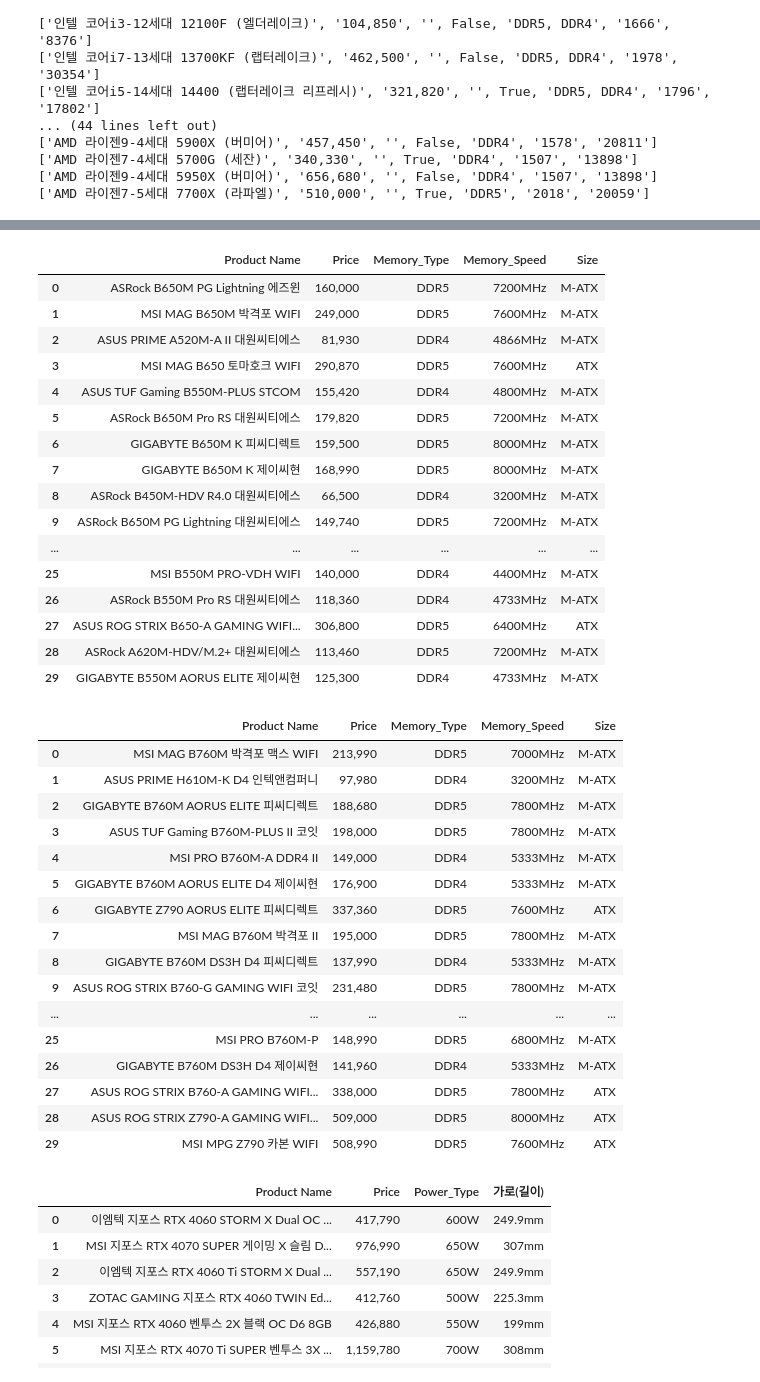
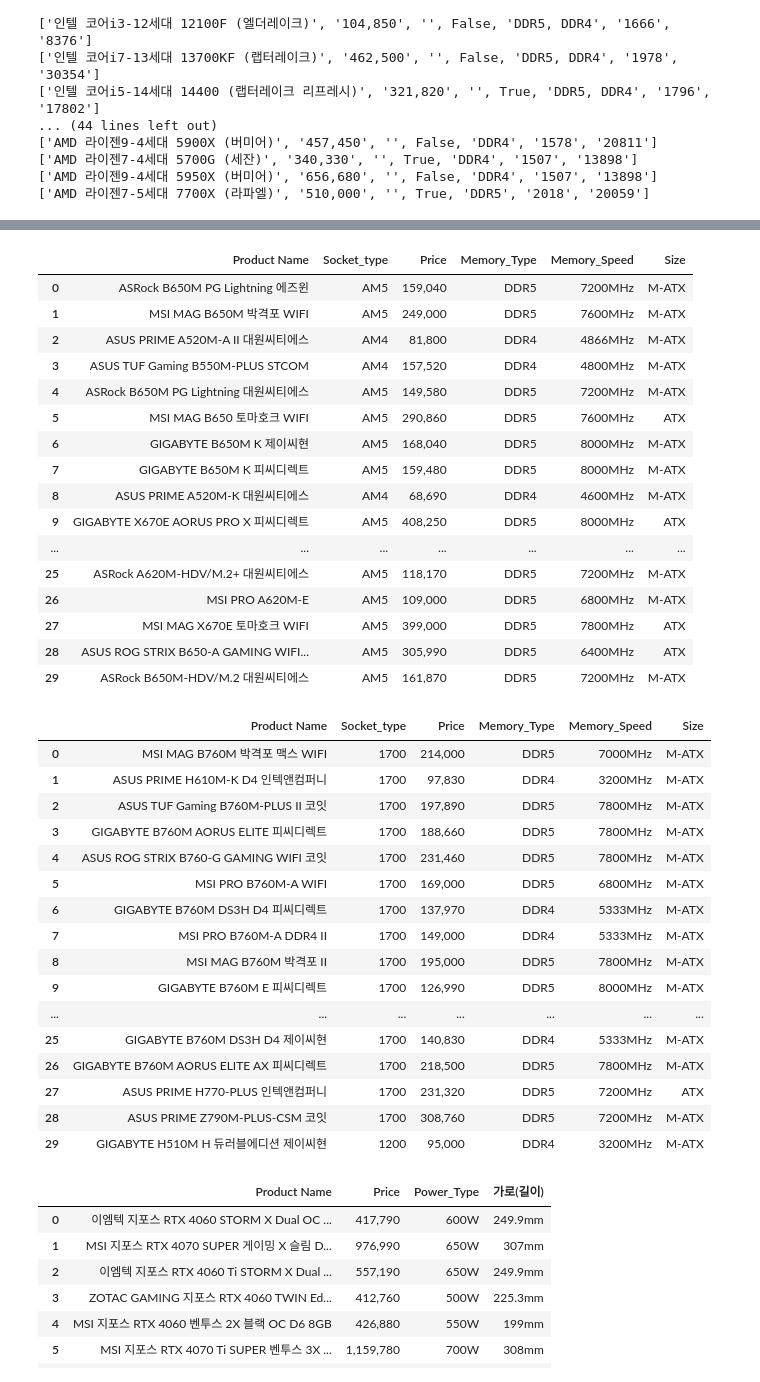
Before and after one commit to vmffotltka/Portfolio, a Jupyter notebook: AI_Computer_Quotation/codes/crawling.ipynb, the cells around one changed output, grey strips where cells are left out. Drawn from its saved outputs; the diff is of its cells as text; code cells hidden in the pictures.

Commit message:
crawling의 모든 기능 구현
버그있을경우 말하셈

```diff
--- a/AI_Computer_Quotation/codes/crawling.ipynb
+++ b/AI_Computer_Quotation/codes/crawling.ipynb
@@ -211,69 +234,72 @@ ddr5.to_csv('ddr5.csv',encoding='cp949', index=False)
 # %%
 # 메인보드 크롤링
+import re
+import pandas as pd
 def board_crawling(link):
     crolled_data = crawler(link)
     i=0
     partslist = list()
     for item in crolled_data:
         if i==30: break;
         # strip 메서드로 앞 뒤 공백 제거
         name = item.select_one('p > a').get_text()[8:].strip() # 부품명
         price = item.select_one('p > a > strong').get_text() # 가격
         details = item.select_one('div.spec-box.spec-box--full > div.spec_list').get_text().split('/') # 상세정보들
-        # print(i,details)
+        socket_type = re.split("[()]", details[0])[1][2:] # details 중 0 번째에 위치하고 있으며, AMD(소캣AM5) 이런식으로 되어 있어서 쪼갰음
+        # print(socket_type)
         for idx in range(len(details)):
             if '메모리' in details[idx]:
                 memory_type = str(details[idx][4:])
                 memory_speed = str(details[idx+1].split()[0])
                 break
         size = details[2].split()[0]
-        partslist.append([name, price, memory_type, memory_speed, size])
+        partslist.append([name, price, socket_type, memory_type, memory_speed, size])
         i+=1
-    result = pd.DataFrame(partslist, columns=['Product Name', 'Price', 'Memory_Type','Memory_Speed', 'Size'])
+    result = pd.DataFrame(partslist, columns=['Product Name', 'Price', 'Socket_type' 'Memory_Type','Memory_Speed', 'Size'])
     return result
 amd_board_link = '1131249'
 intel_board_link = '11345282'
 amd_board = board_crawling(amd_board_link)
+intel_board = board_crawling(intel_board_link)
 amd_board
 # %% [output]
-|  | Product Name | Price | Memory_Type | Memory_Speed | Size |
-| 0 | ASRock B650M PG Lightning 에즈윈 | 160,000 | DDR5 | 7200MHz | M-ATX |
-| 1 | MSI MAG B650M 박격포 WIFI | 249,000 | DDR5 | 7600MHz | M-ATX |
-| 2 | ASUS PRIME A520M-A II 대원씨티에스 | 81,930 | DDR4 | 4866MHz | M-ATX |
-| 3 | MSI MAG B650 토마호크 WIFI | 290,870 | DDR5 | 7600MHz | ATX |
-| 4 | ASUS TUF Gaming B550M-PLUS STCOM | 155,420 | DDR4 | 4800MHz | M-ATX |
-| 5 | ASRock B650M Pro RS 대원씨티에스 | 179,820 | DDR5 | 7200MHz | M-ATX |
-| 6 | GIGABYTE B650M K 피씨디렉트 | 159,500 | DDR5 | 8000MHz | M-ATX |
-| 7 | GIGABYTE B650M K 제이씨현 | 168,990 | DDR5 | 8000MHz | M-ATX |
-| 8 | ASRock B450M-HDV R4.0 대원씨티에스 | 66,500 | DDR4 | 3200MHz | M-ATX |
-| 9 | ASRock B650M PG Lightning 대원씨티에스 | 149,740 | DDR5 | 7200MHz | M-ATX |
-| ... | ... | ... | ... | ... | ... |
-| 25 | MSI B550M PRO-VDH WIFI | 140,000 | DDR4 | 4400MHz | M-ATX |
-| 26 | ASRock B550M Pro RS 대원씨티에스 | 118,360 | DDR4 | 4733MHz | M-ATX |
-| 27 | ASUS ROG STRIX B650-A GAMING WIFI... | 306,800 | DDR5 | 6400MHz | ATX |
-| 28 | ASRock A620M-HDV/M.2+ 대원씨티에스 | 113,460 | DDR5 | 7200MHz | M-ATX |
-| 29 | GIGABYTE B550M AORUS ELITE 제이씨현 | 125,300 | DDR4 | 4733MHz | M-ATX |
+|  | Product Name | Socket_type | Price | Memory_Type | Memory_Speed | Size |
+| 0 | ASRock B650M PG Lightning 에즈윈 | AM5 | 159,040 | DDR5 | 7200MHz | M-ATX |
+| 1 | MSI MAG B650M 박격포 WIFI | AM5 | 249,000 | DDR5 | 7600MHz | M-ATX |
+| 2 | ASUS PRIME A520M-A II 대원씨티에스 | AM4 | 81,800 | DDR4 | 4866MHz | M-ATX |
+| 3 | ASUS TUF Gaming B550M-PLUS STCOM | AM4 | 157,520 | DDR4 | 4800MHz | M-ATX |
+| 4 | ASRock B650M PG Lightning 대원씨티에스 | AM5 | 149,580 | DDR5 | 7200MHz | M-ATX |
+| 5 | MSI MAG B650 토마호크 WIFI | AM5 | 290,860 | DDR5 | 7600MHz | ATX |
+| 6 | GIGABYTE B650M K 제이씨현 | AM5 | 168,040 | DDR5 | 8000MHz | M-ATX |
+| 7 | GIGABYTE B650M K 피씨디렉트 | AM5 | 159,480 | DDR5 | 8000MHz | M-ATX |
+| 8 | ASUS PRIME A520M-K 대원씨티에스 | AM4 | 68,690 | DDR4 | 4600MHz | M-ATX |
+| 9 | GIGABYTE X670E AORUS PRO X 피씨디렉트 | AM5 | 408,250 | DDR5 | 8000MHz | ATX |
+| ... | ... | ... | ... | ... | ... | ... |
+| 25 | ASRock A620M-HDV/M.2+ 대원씨티에스 | AM5 | 118,170 | DDR5 | 7200MHz | M-ATX |
+| 26 | MSI PRO A620M-E | AM5 | 109,000 | DDR5 | 6800MHz | M-ATX |
+| 27 | MSI MAG X670E 토마호크 WIFI | AM5 | 399,000 | DDR5 | 7800MHz | ATX |
+| 28 | ASUS ROG STRIX B650-A GAMING WIFI... | AM5 | 305,990 | DDR5 | 6400MHz | ATX |
+| 29 | ASRock B650M-HDV/M.2 대원씨티에스 | AM5 | 161,870 | DDR5 | 7200MHz | M-ATX |
 # %%
-intel_board = board_crawling(intel_board_link)
 intel_board
 # %% [output]
-|  | Product Name | Price | Memory_Type | Memory_Speed | Size |
-| 0 | MSI MAG B760M 박격포 맥스 WIFI | 213,990 | DDR5 | 7000MHz | M-ATX |
-| 1 | ASUS PRIME H610M-K D4 인텍앤컴퍼니 | 97,980 | DDR4 | 3200MHz | M-ATX |
-| 2 | GIGABYTE B760M AORUS ELITE 피씨디렉트 | 188,680 | DDR5 | 7800MHz | M-ATX |
-| 3 | ASUS TUF Gaming B760M-PLUS II 코잇 | 198,000 | DDR5 | 7800MHz | M-ATX |
-| 4 | MSI PRO B760M-A DDR4 II | 149,000 | DDR4 | 5333MHz | M-ATX |
-| 5 | GIGABYTE B760M AORUS ELITE D4 제이씨현 | 176,900 | DDR4 | 5333MHz | M-ATX |
-| 6 | GIGABYTE Z790 AORUS ELITE 피씨디렉트 | 337,360 | DDR5 | 7600MHz | ATX |
-| 7 | MSI MAG B760M 박격포 II | 195,000 | DDR5 | 7800MHz | M-ATX |
-| 8 | GIGABYTE B760M DS3H D4 피씨디렉트 | 137,990 | DDR4 | 5333MHz | M-ATX |
-| 9 | ASUS ROG STRIX B760-G GAMING WIFI 코잇 | 231,480 | DDR5 | 7800MHz | M-ATX |
-| ... | ... | ... | ... | ... | ... |
-| 25 | MSI PRO B760M-P | 148,990 | DDR5 | 6800MHz | M-ATX |
-| 26 | GIGABYTE B760M DS3H D4 제이씨현 | 141,960 | DDR4 | 5333MHz | M-ATX |
-| 27 | ASUS ROG STRIX B760-A GAMING WIFI... | 338,000 | DDR5 | 7800MHz | ATX |
-| 28 | ASUS ROG STRIX Z790-A GAMING WIFI... | 509,000 | DDR5 | 8000MHz | ATX |
-| 29 | MSI MPG Z790 카본 WIFI | 508,990 | DDR5 | 7600MHz | ATX |
+|  | Product Name | Socket_type | Price | Memory_Type | Memory_Speed | Size |
+| 0 | MSI MAG B760M 박격포 맥스 WIFI | 1700 | 214,000 | DDR5 | 7000MHz | M-ATX |
+| 1 | ASUS PRIME H610M-K D4 인텍앤컴퍼니 | 1700 | 97,830 | DDR4 | 3200MHz | M-ATX |
+| 2 | ASUS TUF Gaming B760M-PLUS II 코잇 | 1700 | 197,890 | DDR5 | 7800MHz | M-ATX |
+| 3 | GIGABYTE B760M AORUS ELITE 피씨디렉트 | 1700 | 188,660 | DDR5 | 7800MHz | M-ATX |
+| 4 | ASUS ROG STRIX B760-G GAMING WIFI 코잇 | 1700 | 231,460 | DDR5 | 7800MHz | M-ATX |
+| 5 | MSI PRO B760M-A WIFI | 1700 | 169,000 | DDR5 | 6800MHz | M-ATX |
+| 6 | GIGABYTE B760M DS3H D4 피씨디렉트 | 1700 | 137,970 | DDR4 | 5333MHz | M-ATX |
+| 7 | MSI PRO B760M-A DDR4 II | 1700 | 149,000 | DDR4 | 5333MHz | M-ATX |
+| 8 | MSI MAG B760M 박격포 II | 1700 | 195,000 | DDR5 | 7800MHz | M-ATX |
+| 9 | GIGABYTE B760M E 피씨디렉트 | 1700 | 126,990 | DDR5 | 8000MHz | M-ATX |
+| ... | ... | ... | ... | ... | ... | ... |
+| 25 | GIGABYTE B760M DS3H D4 제이씨현 | 1700 | 140,830 | DDR4 | 5333MHz | M-ATX |
+| 26 | GIGABYTE B760M AORUS ELITE AX 피씨디렉트 | 1700 | 218,500 | DDR5 | 7800MHz | M-ATX |
+| 27 | ASUS PRIME H770-PLUS 인텍앤컴퍼니 | 1700 | 231,320 | DDR5 | 7200MHz | ATX |
+| 28 | ASUS PRIME Z790M-PLUS-CSM 코잇 | 1700 | 308,760 | DDR5 | 7200MHz | M-ATX |
+| 29 | GIGABYTE H510M H 듀러블에디션 제이씨현 | 1200 | 95,000 | DDR4 | 3200MHz | M-ATX |
 # %%
 amd_board.to_csv('amd_board.csv',encoding='cp949', index=False)
 intel_board.to_csv('intel_board.csv',encoding='cp949', index=False)
```
Also changed, not shown: parts of 14 cells of this notebook.
